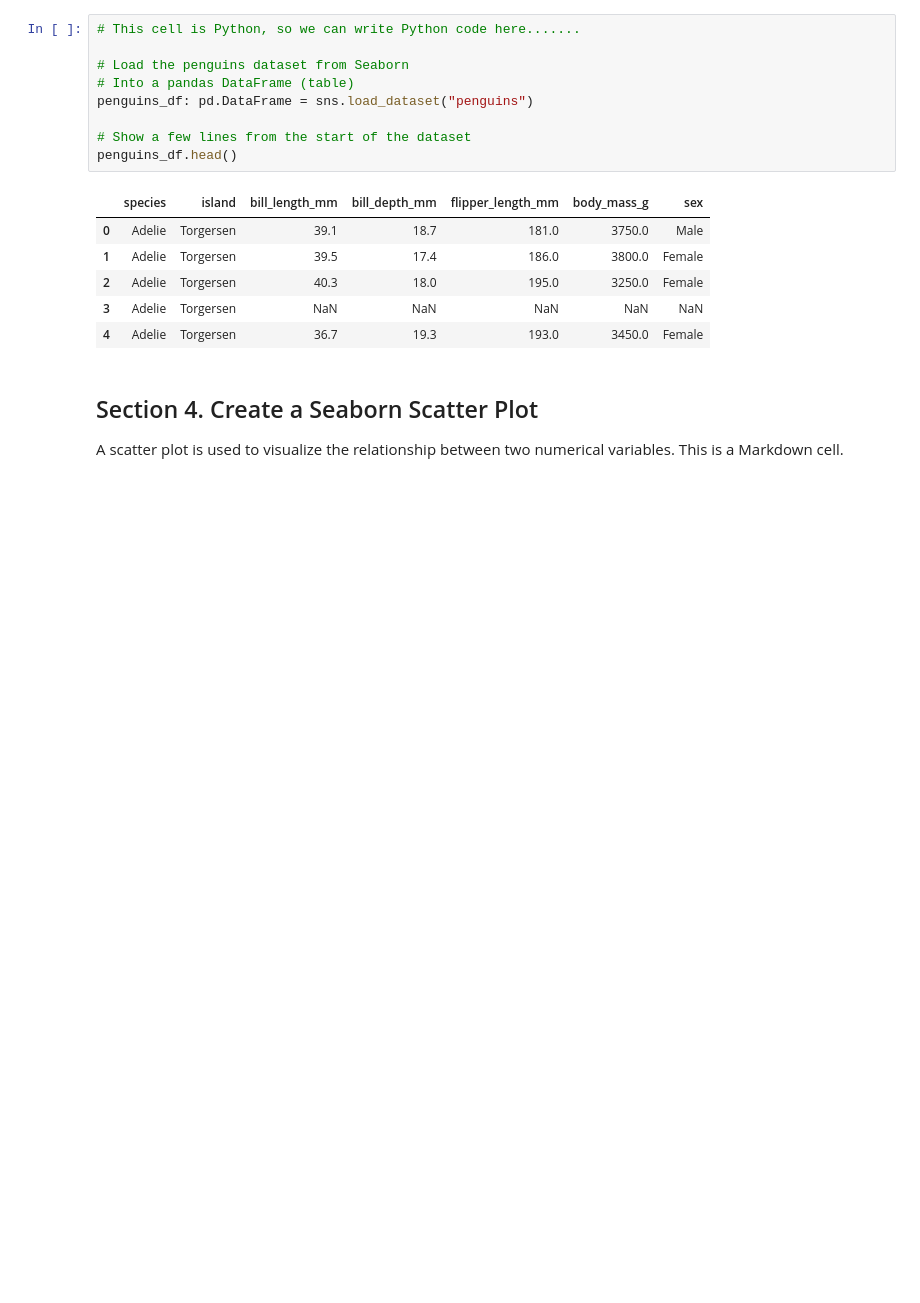
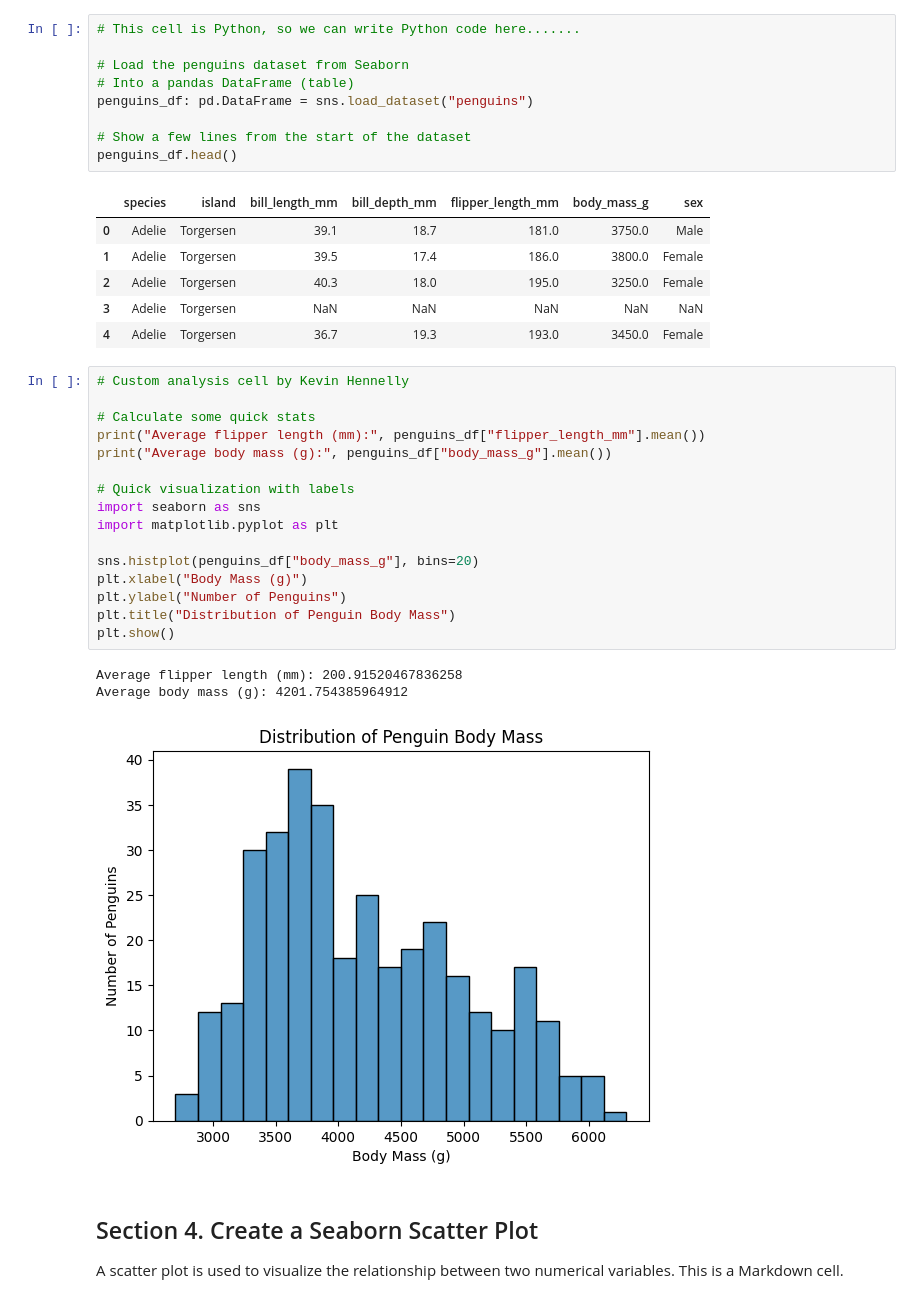
Before and after one commit to KHenn22/datafun-04-notebooks, a Jupyter notebook: demo-notebook.ipynb, the cells around one changed output. Drawn from its saved outputs; the diff is of its cells as text; blank space fills up the shorter version.

Commit message:
Updated header and added statistical analysis in Section 3

```diff
--- a/demo-notebook.ipynb
+++ b/demo-notebook.ipynb
@@ -57,6 +61,26 @@ penguins_df.head()
 | 2 | Adelie | Torgersen | 40.3 | 18.0 | 195.0 | 3250.0 | Female |
 | 3 | Adelie | Torgersen | NaN | NaN | NaN | NaN | NaN |
 | 4 | Adelie | Torgersen | 36.7 | 19.3 | 193.0 | 3450.0 | Female |
+# %%
+# Custom analysis cell by Kevin Hennelly
+
+# Calculate some quick stats
+print("Average flipper length (mm):", penguins_df["flipper_length_mm"].mean())
+print("Average body mass (g):", penguins_df["body_mass_g"].mean())
+
+# Quick visualization with labels
+import seaborn as sns
+import matplotlib.pyplot as plt
+
+sns.histplot(penguins_df["body_mass_g"], bins=20)
+plt.xlabel("Body Mass (g)")
+plt.ylabel("Number of Penguins")
+plt.title("Distribution of Penguin Body Mass")
+plt.show()
+# %% [output]
+Average flipper length (mm): 200.91520467836258
+Average body mass (g): 4201.754385964912
+[figure, added]
 # %% [markdown]
 ## Section 4. Create a Seaborn Scatter Plot
 
```
Also changed, not shown: parts of 2 cells of this notebook.
